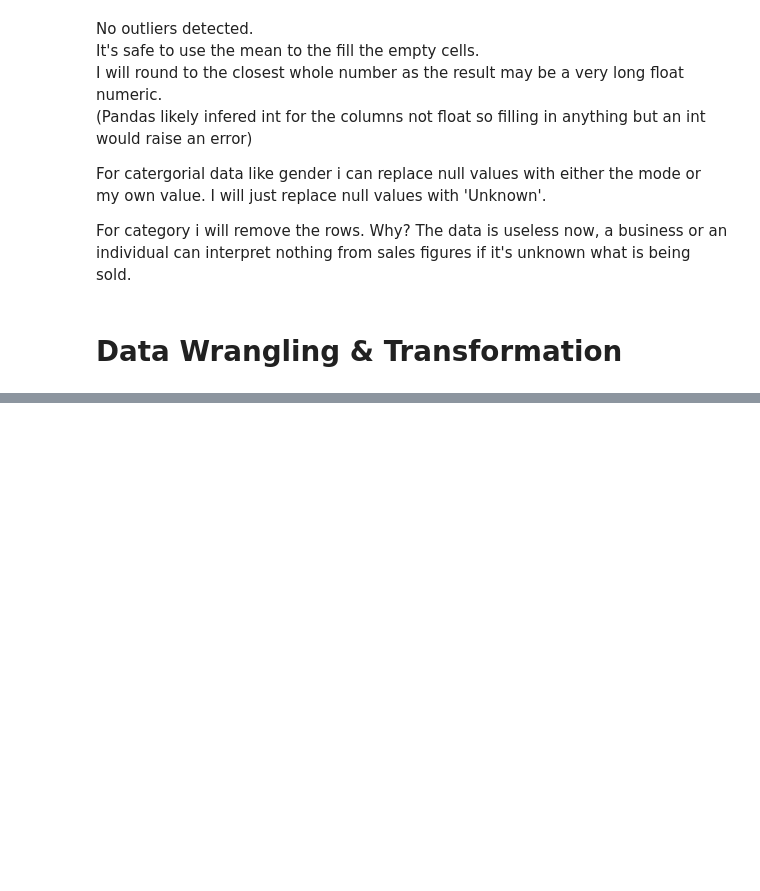
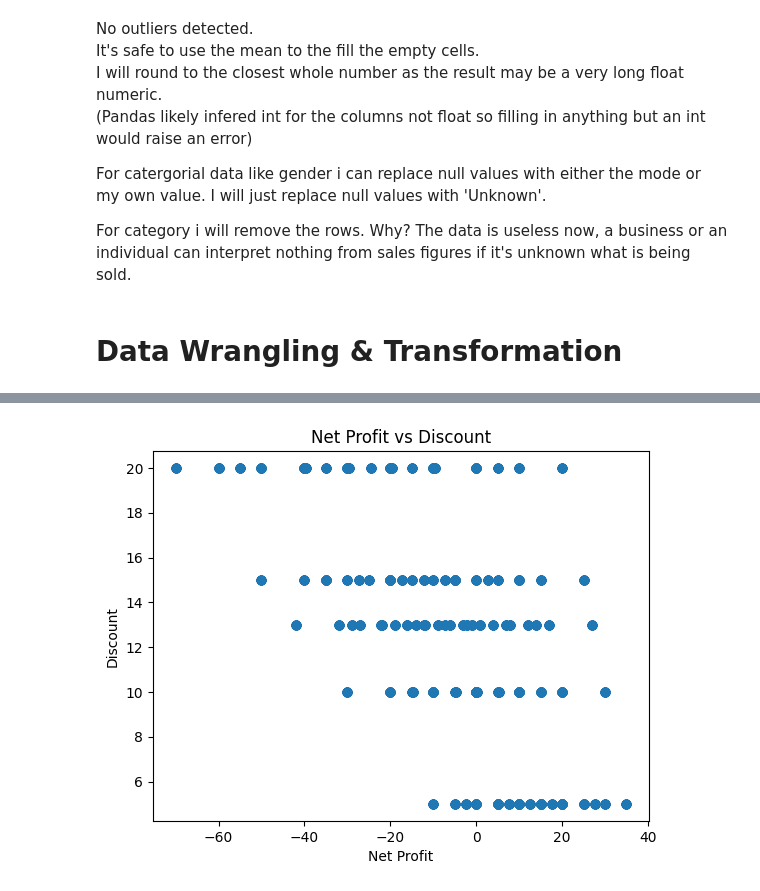
Before and after one commit to EmilisJanuska/Educational-Management-System, a Jupyter notebook: data_analysis.ipynb, the cells around one changed output, grey strips where cells are left out. Cells and saved outputs as stored; diff of their text form; code cells hidden in the pictures; blank space fills up the shorter version.

```diff
--- a/data_analysis.ipynb
+++ b/data_analysis.ipynb
@@ -148,0 +322,10 @@ NOTE: SUCCESS CRITERIA WANTS LAMBDAS AND APPLY METHODS.
+# %%
+#scatterplot Net Profit vs Discount
+
+plt.scatter(df['Net Profit'],df['Discount'])
+plt.title('Net Profit vs Discount')
+plt.xlabel('Net Profit')
+plt.ylabel('Discount')
+plt.show()
+# %% [output]
+[figure, added]
```
Also changed, not shown: parts of 22 cells of this notebook.
